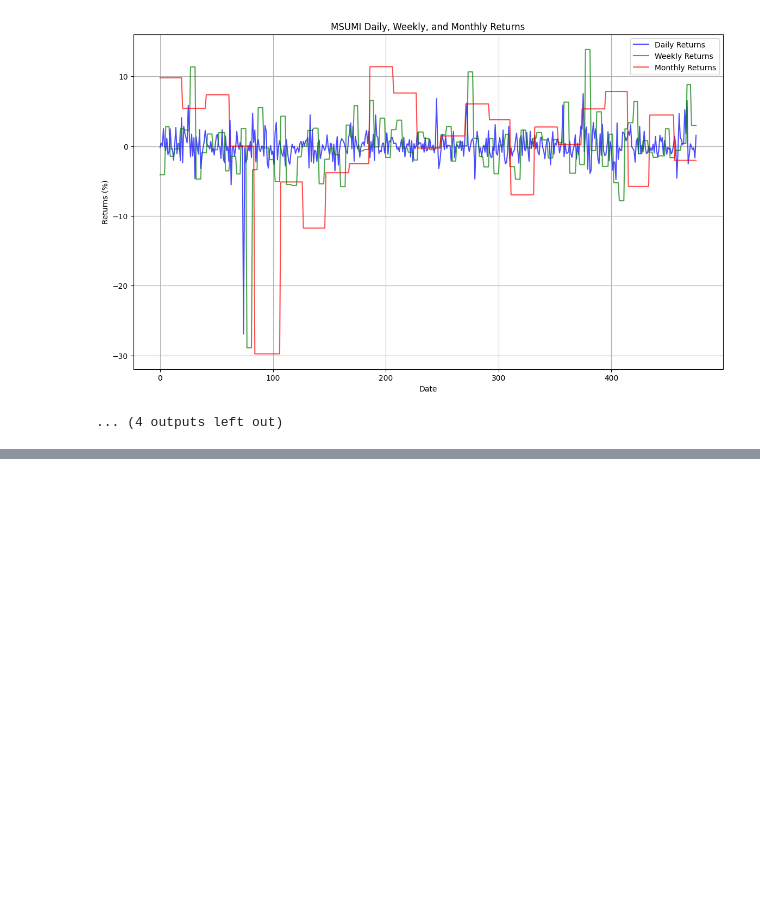
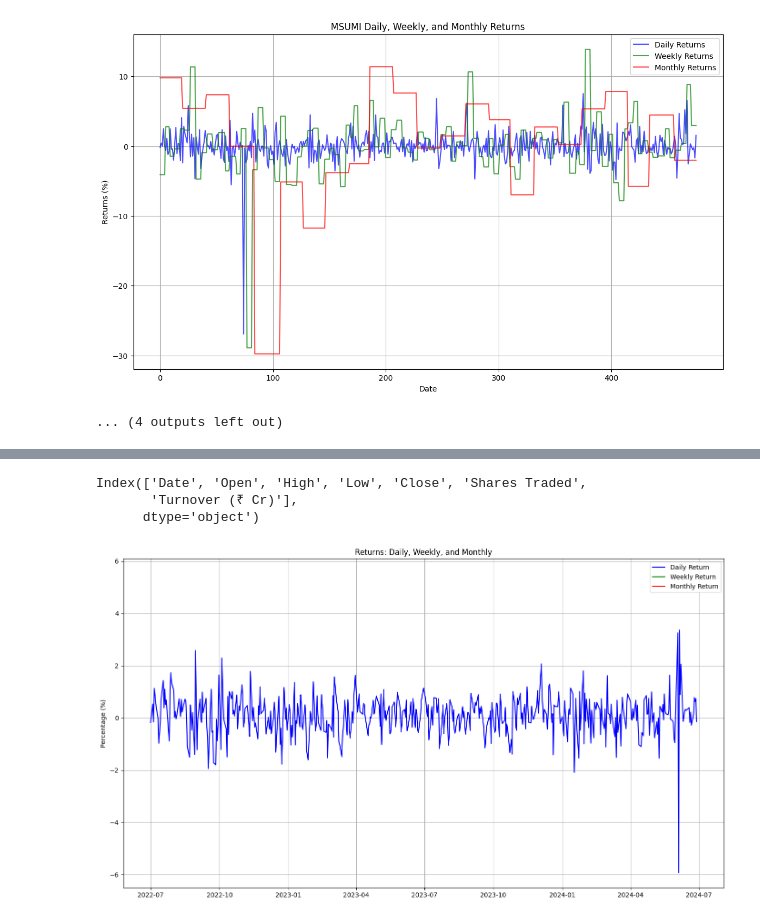
Before and after one commit to vaisour19/DRM-project, a Jupyter notebook: test.ipynb, the cells around one changed output, grey strips where cells are left out. Drawn from its saved outputs; the diff is of its cells as text; code cells hidden in the pictures; blank space fills up the shorter version.

```diff
--- a/test.ipynb
+++ b/test.ipynb
@@ -129,3 +129,10 @@ for symbol in symbols:
 4  2022-08-05      0.000000      -4.094293        9.801136
 [figure]
 ... (4 outputs left out)
+# %%
+data_nifty_1 = pd.read_csv('NIFTY 50-30-06-2022-to-29-06-2023.csv')
+data_nifty_2 = pd.read_csv('NIFTY 50-30-06-2023-to-30-06-2024.csv')
+
+frames_1 = [data_nifty_1 , data_nifty_2]
+merged_nifty = pd.concat(frames_1)
+merged_nifty.head(10)
@@ -131,0 +166,30 @@ for symbol in symbols:
+# %%
+import matplotlib.pyplot as plt
+merged_nifty.columns = merged_nifty.columns.str.strip()
+
+# Verify that the column names are stripped
+print(merged_nifty.columns)
+
+merged_nifty['Date'] = pd.to_datetime(merged_nifty['Date'], format='%d-%b-%Y')
+merged_nifty.set_index('Date', inplace=True)
+
+merged_nifty['Daily Return'] = merged_nifty['Close'].pct_change() * 100
+merged_nifty['Weekly Return'] = merged_nifty['Close'].resample('W').ffill().pct_change() * 100
+merged_nifty['Monthly Return'] = merged_nifty['Close'].resample('M').ffill().pct_change() * 100
+
+plt.figure(figsize=(14, 8))
+plt.plot(merged_nifty.index, merged_nifty['Daily Return'], label='Daily Return', color='blue')
+plt.plot(merged_nifty.index, merged_nifty['Weekly Return'], label='Weekly Return', color='green')
+plt.plot(merged_nifty.index, merged_nifty['Monthly Return'], label='Monthly Return', color='red')
+
+plt.title('Returns: Daily, Weekly, and Monthly')
+plt.ylabel('Percentage (%)')
+plt.legend()
+plt.grid(True)
+plt.tight_layout()
+plt.show()
+# %% [output]
+Index(['Date', 'Open', 'High', 'Low', 'Close', 'Shares Traded',
+       'Turnover (₹ Cr)'],
+      dtype='object')
+[figure, added]
```
Also changed, not shown: parts of 3 cells of this notebook.
